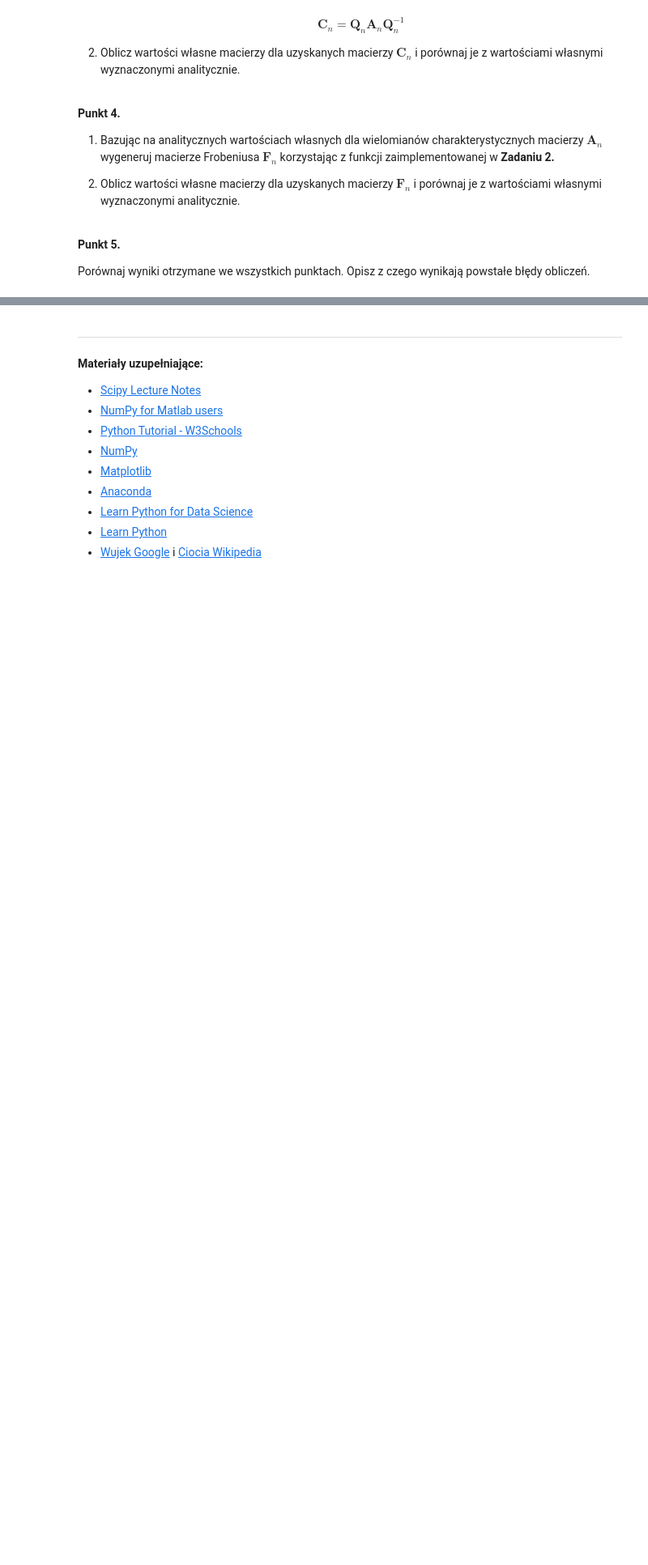
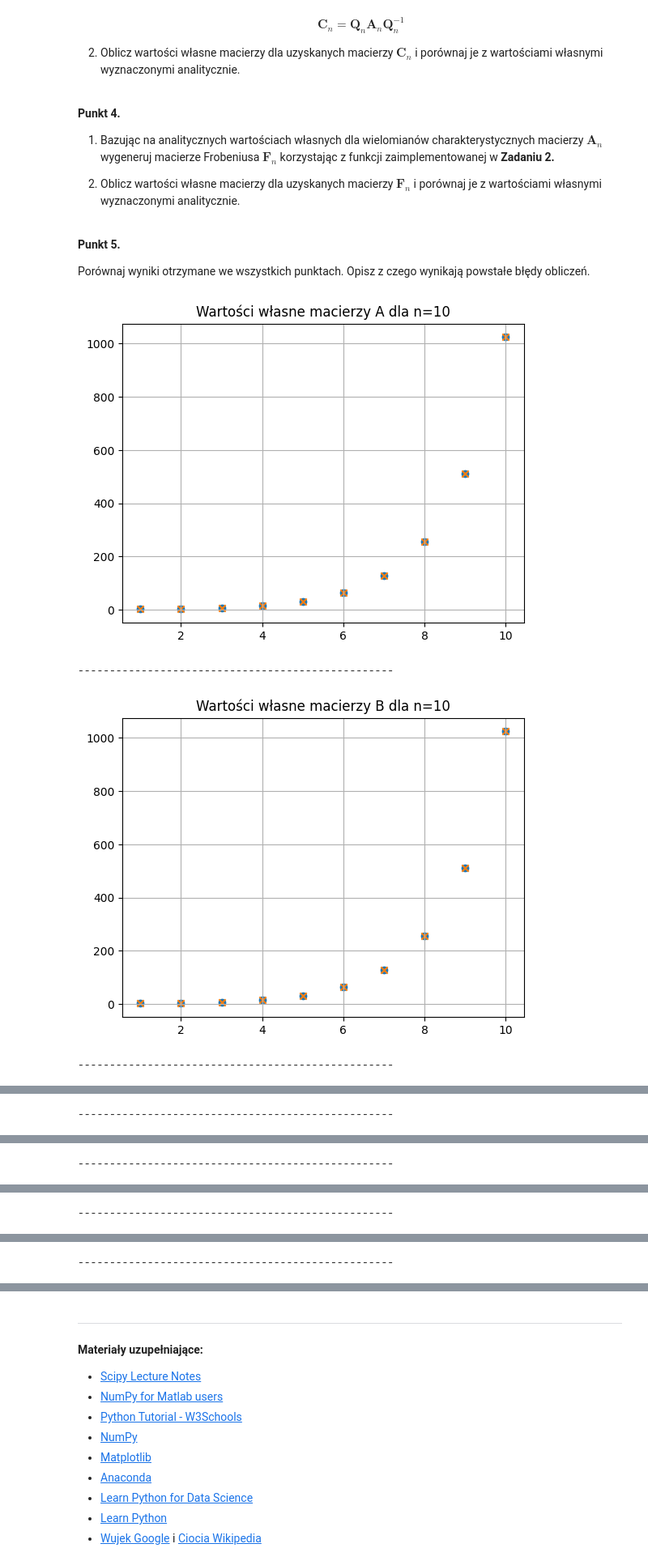
Before and after one commit to MN-KJ-2025/lab-7-pierwiastki-Jakub0071, a Jupyter notebook: sprawozdanie.ipynb, the cells around one changed output, grey strips where cells are left out. Shown at 81% size. Cells and saved outputs as stored; diff of their text form; code cells hidden in the pictures; blank space fills up the shorter version.

```diff
--- a/sprawozdanie.ipynb
+++ b/sprawozdanie.ipynb
@@ -335,0 +334,59 @@ Porównaj wyniki otrzymane we wszystkich punktach. Opisz z czego wynikają powst
+# %%
+# ===== Twoja implementacja tutaj =====
+from main import is_nonsingular
+
+n = [10,20,30]
+war_val = []
+for i in n:
+    A = np.zeros((i,i))
+    for j in range(0,i):
+        A[j][j] = 2**(j+1)
+    wartosci_wlasne = np.linalg.eigvals(A)
+    analityczne_war_wlasne = np.diag(A)
+    war_val.append(wartosci_wlasne)
+    plt.scatter(range(1,i+1), wartosci_wlasne)
+    plt.scatter(range(1,i+1), analityczne_war_wlasne, marker='x')
+    plt.title(f'Wartości własne macierzy A dla n={i}')
+    plt.grid()
+    plt.show()
+    while True:
+        P = np.random.randint(0, 101, (i, i))
+        if not is_nonsingular(P):
+            break
+    B = P @ A @ np.linalg.inv(P)
+    Q = np.linalg.qr(P)
+    C = Q[0] @ A @ np.linalg.inv(Q[0])
+    wartosci_wlasne_C = np.linalg.eigvals(C)
+
+    wartosci_wlasne_B = np.linalg.eigvals(B)
+    posortowane_wartosci = wartosci_wlasne_B[::-1]
+
+    wielomian_char = nppoly.polyfromroots(analityczne_war_wlasne)
+    F = main.frob_a(wielomian_char)
+    wartosci_wlasne_F = np.linalg.eigvals(F)
+    posortowane_wartosci_F = wartosci_wlasne_F[::-1]
+
+    print('-'*50)
+    plt.scatter(range(1,i+1), posortowane_wartosci)
+    plt.scatter(range(1,i+1), analityczne_war_wlasne, marker='x')
+    plt.title(f'Wartości własne macierzy B dla n={i}')
+    plt.grid()
+    plt.show()
+    print('-'*50)
+    plt.scatter(range(1,i+1), wartosci_wlasne_C_sorted := wartosci_wlasne_C[::-1])
+    plt.scatter(range(1,i+1), analityczne_war_wlasne, marker='x')
+    plt.title(f'Wartości własne macierzy C dla n={i}')
+    plt.grid()
+    plt.show()
+    print('-'*50)
+    plt.scatter(range(1,i+1), posortowane_wartosci_F)
+    plt.scatter(range(1,i+1), analityczne_war_wlasne, marker='x')
+    plt.title(f'Wartości własne macierzy F dla n={i}')
+    plt.grid()
+    plt.show()
+    print('-'*50)
+# %% [output]
+[figure, added]
+--------------------------------------------------
+[figure, added]
+--------------------------------------------------
@@ -335,0 +394 @@ Porównaj wyniki otrzymane we wszystkich punktach. Opisz z czego wynikają powst
+--------------------------------------------------
@@ -335,0 +396 @@ Porównaj wyniki otrzymane we wszystkich punktach. Opisz z czego wynikają powst
+--------------------------------------------------
@@ -335,0 +398 @@ Porównaj wyniki otrzymane we wszystkich punktach. Opisz z czego wynikają powst
+--------------------------------------------------
@@ -335,0 +400 @@ Porównaj wyniki otrzymane we wszystkich punktach. Opisz z czego wynikają powst
+--------------------------------------------------
```
Also changed, not shown: parts of 3 cells of this notebook, 1 other file.
